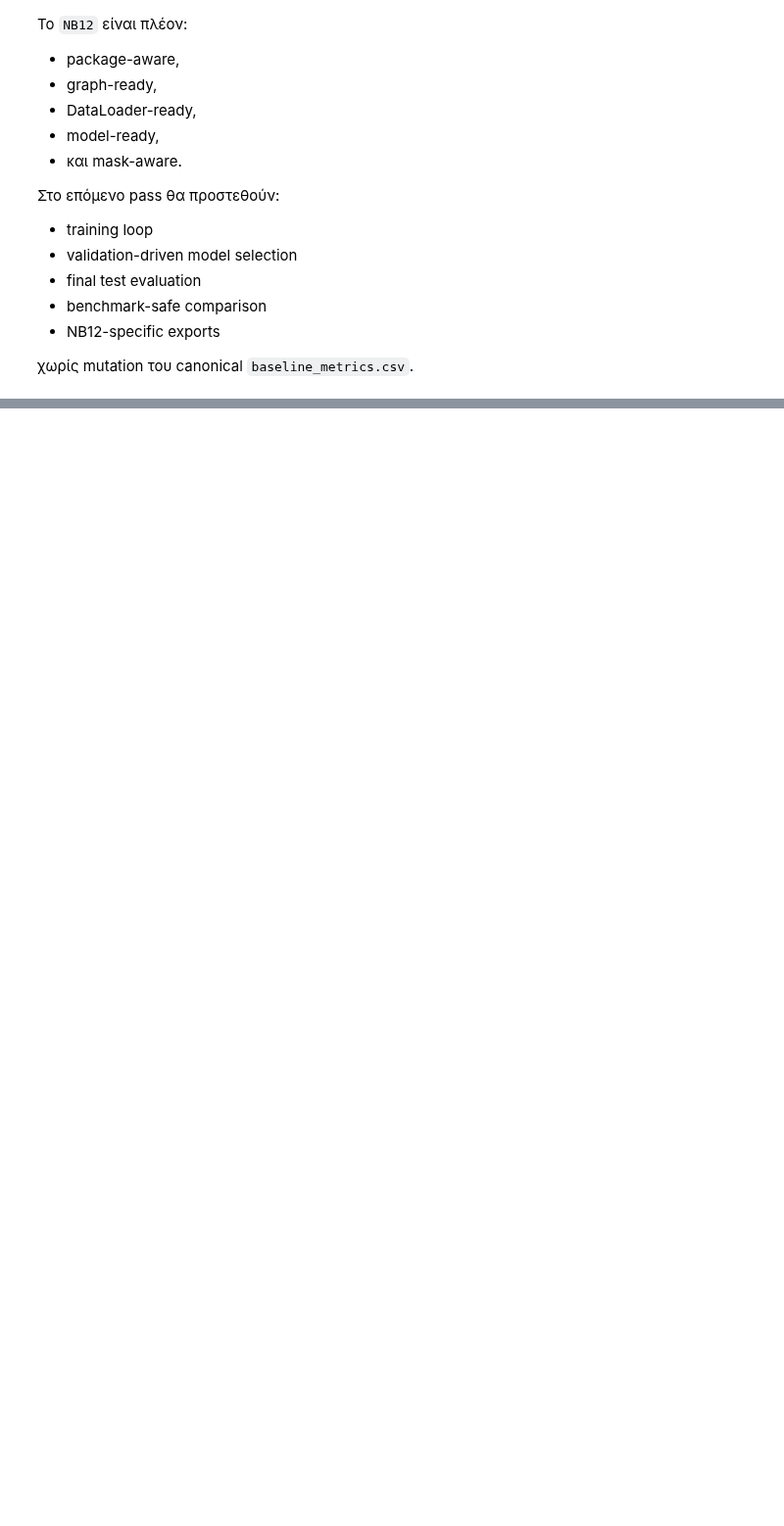
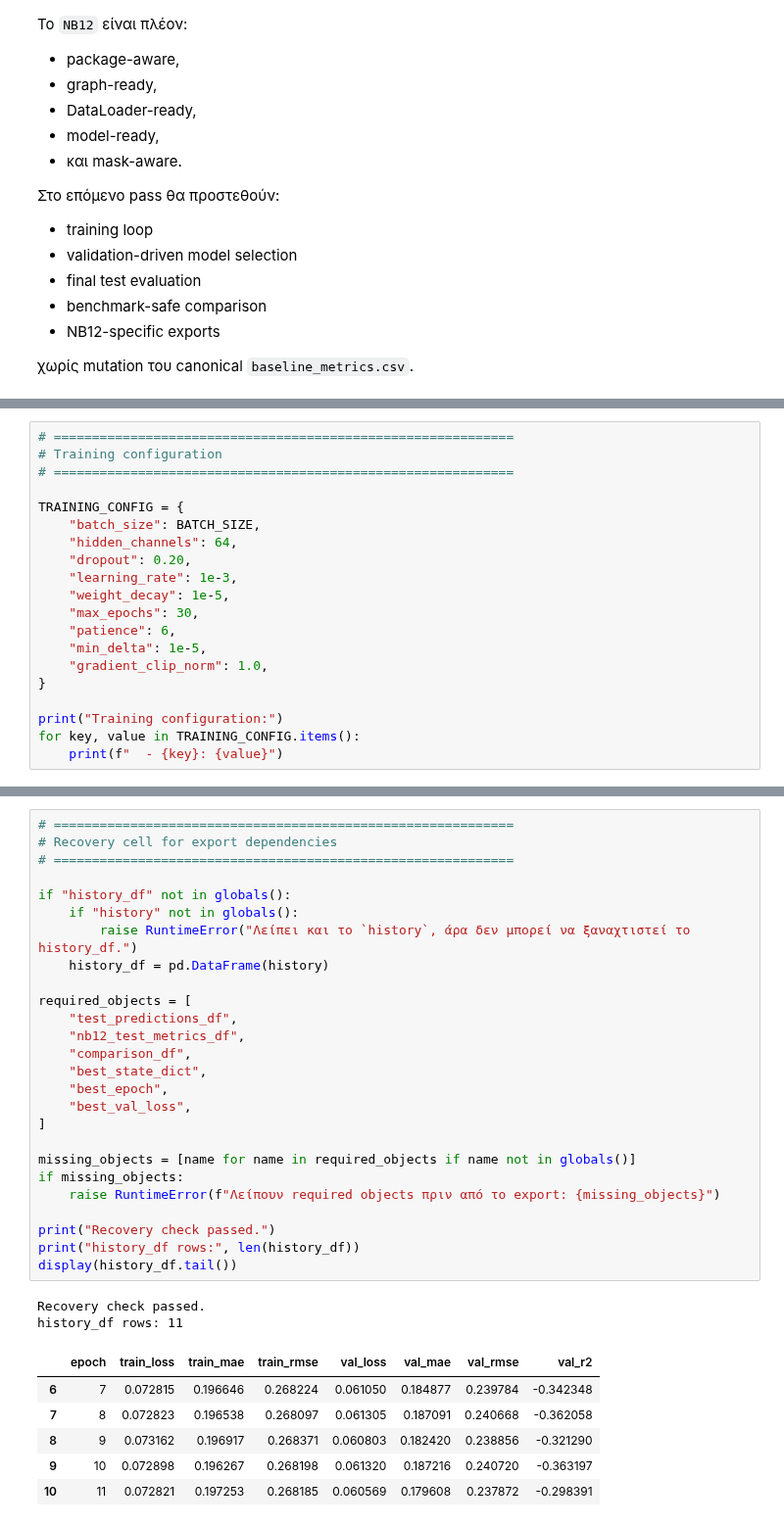
Before and after one commit to Dionysis33/WindPower_DigitalTwin, a Jupyter notebook: notebooks/12_first_graph_based_forecasting_baseline.ipynb, the cells around one changed output, grey strips where cells are left out. Shown at 98% size. Drawn from its saved outputs; the diff is of its cells as text; blank space fills up the shorter version.

```diff
--- a/notebooks/12_first_graph_based_forecasting_baseline.ipynb
+++ b/notebooks/12_first_graph_based_forecasting_baseline.ipynb
@@ -939,0 +1022,20 @@ Initial masked RMSE: 2558.939697265625
+# %%
+# ============================================================
+# Training configuration
+# ============================================================
+
+TRAINING_CONFIG = {
+    "batch_size": BATCH_SIZE,
+    "hidden_channels": 64,
+    "dropout": 0.20,
+    "learning_rate": 1e-3,
+    "weight_decay": 1e-5,
+    "max_epochs": 30,
+    "patience": 6,
+    "min_delta": 1e-5,
+    "gradient_clip_norm": 1.0,
+}
+
+print("Training configuration:")
+for key, value in TRAINING_CONFIG.items():
+    print(f"  - {key}: {value}")
@@ -939,0 +1917,35 @@ Initial masked RMSE: 2558.939697265625
+# %%
+# ============================================================
+# Recovery cell for export dependencies
+# ============================================================
+
+if "history_df" not in globals():
+    if "history" not in globals():
+        raise RuntimeError("Λείπει και το `history`, άρα δεν μπορεί να ξαναχτιστεί το history_df.")
+    history_df = pd.DataFrame(history)
+
+required_objects = [
+    "test_predictions_df",
+    "nb12_test_metrics_df",
+    "comparison_df",
+    "best_state_dict",
+    "best_epoch",
+    "best_val_loss",
+]
+
+missing_objects = [name for name in required_objects if name not in globals()]
+if missing_objects:
+    raise RuntimeError(f"Λείπουν required objects πριν από το export: {missing_objects}")
+
+print("Recovery check passed.")
+print("history_df rows:", len(history_df))
+display(history_df.tail())
+# %% [output]
+Recovery check passed.
+history_df rows: 11
+|  | epoch | train_loss | train_mae | train_rmse | val_loss | val_mae | val_rmse | val_r2 |
+| 6 | 7 | 0.072815 | 0.196646 | 0.268224 | 0.061050 | 0.184877 | 0.239784 | -0.342348 |
+| 7 | 8 | 0.072823 | 0.196538 | 0.268097 | 0.061305 | 0.187091 | 0.240668 | -0.362058 |
+| 8 | 9 | 0.073162 | 0.196917 | 0.268371 | 0.060803 | 0.182420 | 0.238856 | -0.321290 |
+| 9 | 10 | 0.072898 | 0.196267 | 0.268198 | 0.061320 | 0.187216 | 0.240720 | -0.363197 |
+| 10 | 11 | 0.072821 | 0.197253 | 0.268185 | 0.060569 | 0.179608 | 0.237872 | -0.298391 |
```
Also changed, not shown: parts of 27 cells of this notebook.
